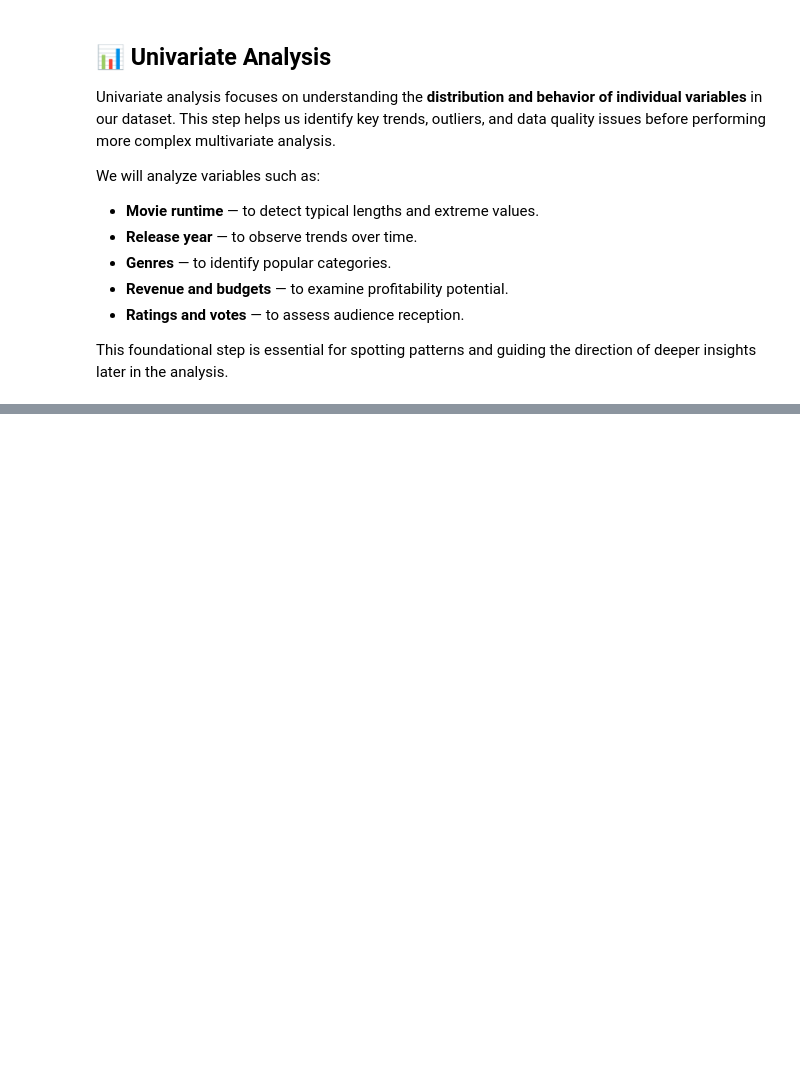
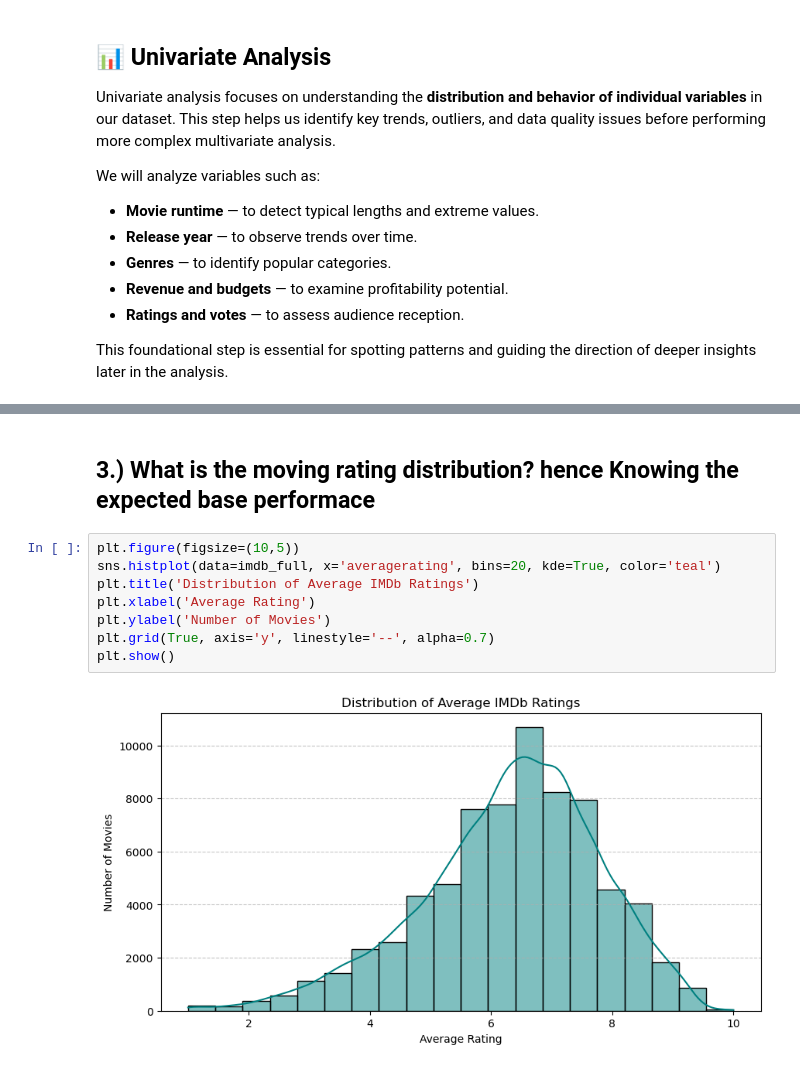
Before and after one commit to Arasirwa/stunning-computing-machine, a Jupyter notebook: notebooks/movie_analysis.ipynb, the cells around one changed output, grey strips where cells are left out. Drawn from its saved outputs; the diff is of its cells as text; blank space fills up the shorter version.

```diff
--- a/notebooks/movie_analysis.ipynb
+++ b/notebooks/movie_analysis.ipynb
@@ -1073,0 +1185,12 @@ This foundational step is essential for spotting patterns and guiding the direct
+# %% [markdown]
+## 3.) What is the moving rating distribution? hence Knowing the expected base performace
+# %%
+plt.figure(figsize=(10,5))
+sns.histplot(data=imdb_full, x='averagerating', bins=20, kde=True, color='teal')
+plt.title('Distribution of Average IMDb Ratings')
+plt.xlabel('Average Rating')
+plt.ylabel('Number of Movies')
+plt.grid(True, axis='y', linestyle='--', alpha=0.7)
+plt.show()
+# %% [output]
+[figure, added]
```
Also changed, not shown: parts of 23 cells of this notebook.
